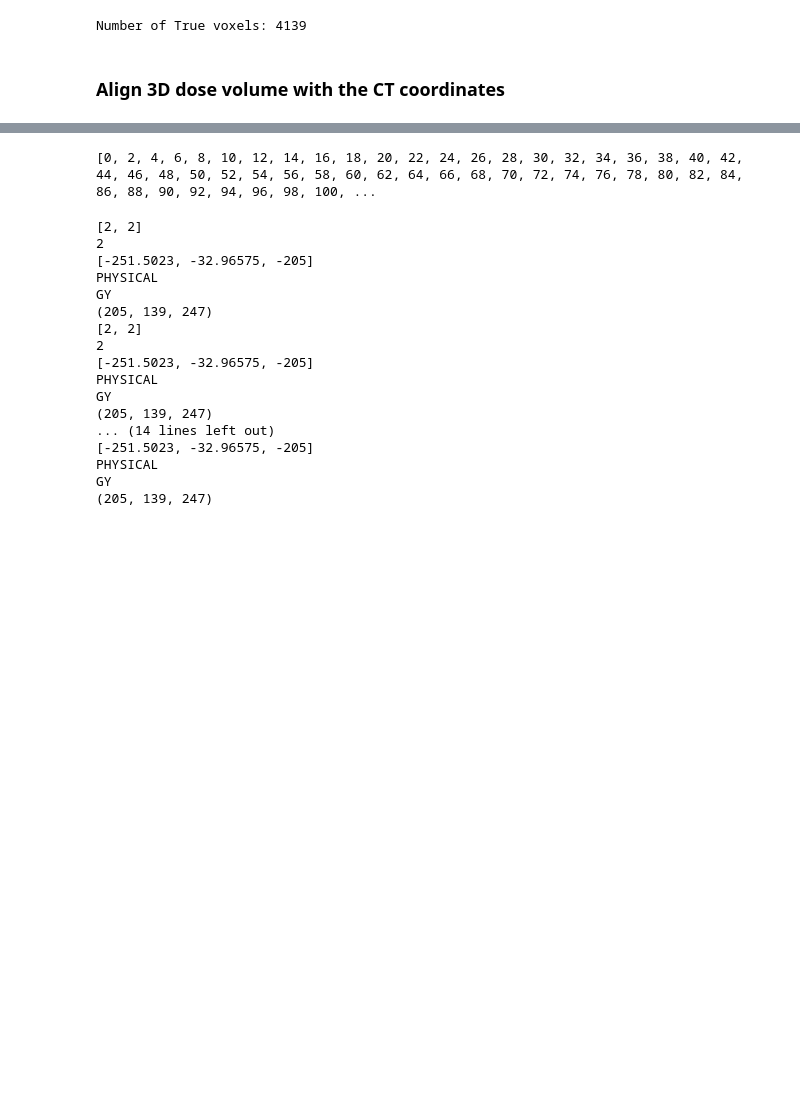
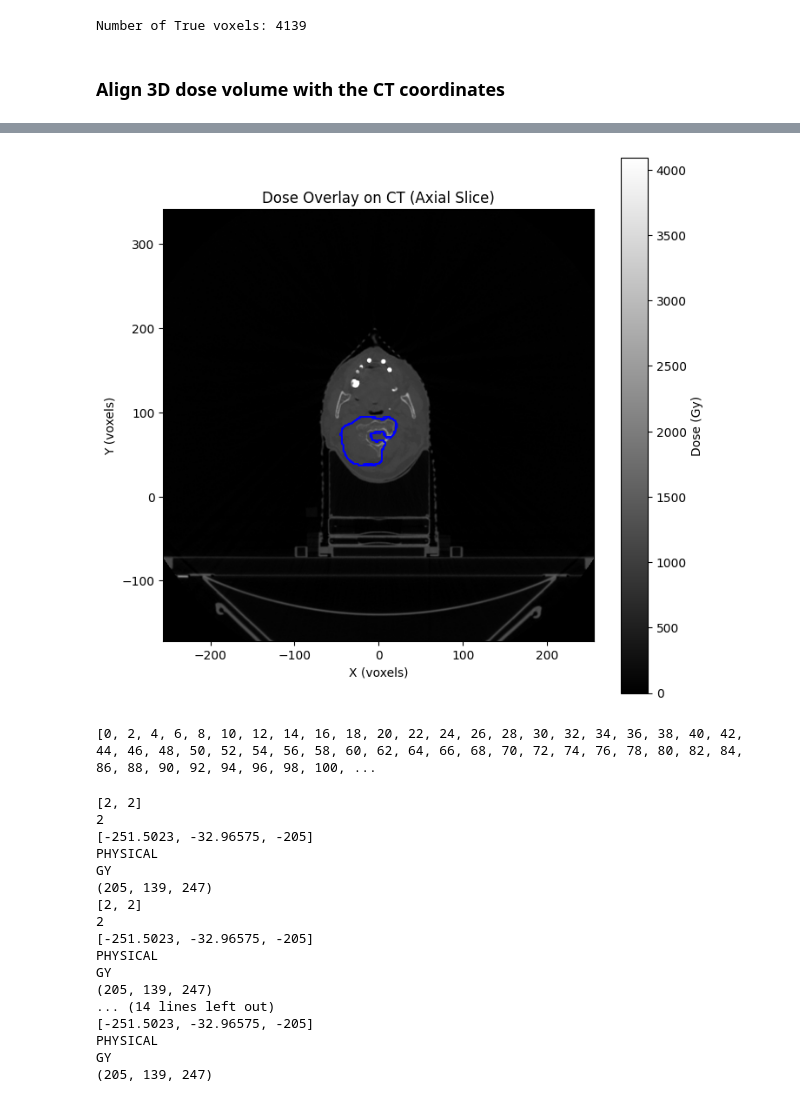
Before and after one commit to danieldeiros/TOH_Tractography, a Jupyter notebook: assignment.ipynb, the cells around one changed output, grey strips where cells are left out. Saved outputs shown, nothing was run; the diff lists cells and outputs as text; code cells hidden in the pictures; blank space fills up the shorter version.

```diff
--- a/assignment.ipynb
+++ b/assignment.ipynb
@@ -539,3 +565,58 @@ plt.show()
+# %%
+# From isocentre axial view, convert to dose array stuff
+
+# First define stuff from dose
+# Define some parameters from the dose file(s)
+dose_origin = RD_Files[0].ImagePositionPatient # Origin for the dose files. All have the same origin
+dose_pixel_spacing = RD_Files[0].PixelSpacing # Pixel spacing for the dose files. All have the same spacing. In mm. [y x]
+dose_slice_thickness = RD_Files[0].SliceThickness # Slice thickness for the dose files. All have the same thickness. In mm. [z]
+dose_voxel_spacing = np.array([dose_pixel_spacing[1], dose_pixel_spacing[0], dose_slice_thickness]) # Voxel spacing for the dose files. [x y z]
+dose_images = np.transpose(RD_Files[0].pixel_array, (2, 1, 0)) # Take dose array and make it [x y z]. Starts off as [z y x]
+
+# Define CT voxel centre from isocentre
+# From this dose centre find corresponding CT voxel coordinates
+ct_voxel_centre = Isocentre_Pos
+
+# Find slice index and corresponding CT image characteristics for that slice
+slice_index = ct_voxel_centre[2]
+ct_slice = CT_Images[:, :, slice_index]
+
+# Find dose voxel index now
+dose_voxel_index = np.round((ct_voxel_centre - (np.array(dose_origin) - np.array(origin))) / dose_voxel_spacing).astype(int)
+dose_slice = dose_images[:, :, dose_voxel_index[2]]
+
+# Define exents
+ct_extent = [
+    origin[0], # x_min (mm)
+    origin[0] + ct_slice.shape[0] * voxel_spacing[0], # x_max (mm)
+    origin[1], # y_min (mm)
+    origin[1] + ct_slice.shape[1] * voxel_spacing[1], # y_max (mm)
+]
+
+dose_extent = [
+    dose_origin[0], # x_min (mm)
+    dose_origin[0] + dose_slice.shape[0] * dose_voxel_spacing[0], # x_max (mm)
+    dose_origin[1], # y_min (mm)
+    dose_origin[1] + dose_slice.shape[1] * dose_voxel_spacing[1], # y_max (mm)
+]
+# Plot
+plt.figure(figsize=(8, 8))
+plt.imshow(ct_slice.T, cmap='gray', origin='upper', extent = ct_extent, alpha=1.0)
+# plt.imshow(dose_slice.T/1000, cmap='hot', origin='upper', extent = dose_extent, alpha=0.4)
+# plt.imshow(ct_slice.T, cmap='gray', origin='upper', alpha=1.0)
+plt.title("Dose Overlay on CT (Axial Slice)")
+plt.xlabel("X (voxels)")
+plt.ylabel("Y (voxels)")
+plt.colorbar(label="Dose (Gy)")
+
+# Find contour from that slice and plot
+contour_axial = contour_points[(slice_index-1 <= contour_points[:, 2])  & (contour_points[:,2] <= slice_index+1)] # collect points when on same slice as this figure
+x_pts, y_pts = contour_axial[:, 0], contour_axial[:, 1]
+plt.plot(x_pts + ct_extent[0], ct_extent[3] - y_pts, 'b-', linewidth = 1)
+
+plt.show()
+# %% [output]
+[figure, added]
 # %%
 RD_Files[0].GridFrameOffsetVector
 # CT_Files[0].pixel_array
```
Also changed, not shown: parts of 8 cells of this notebook.
